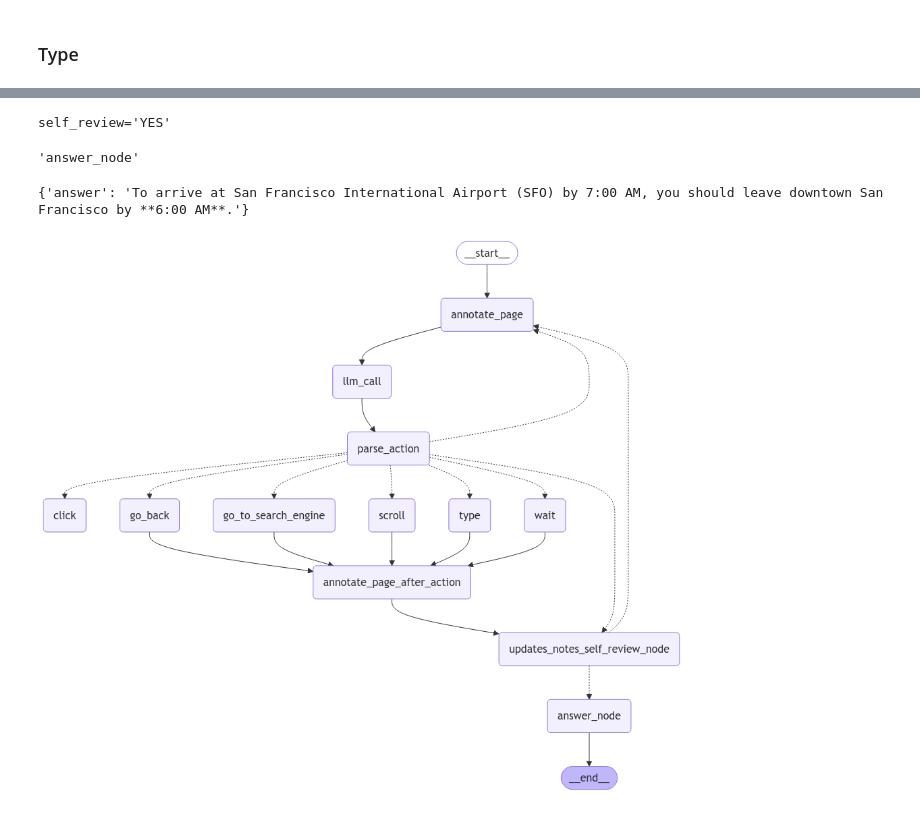
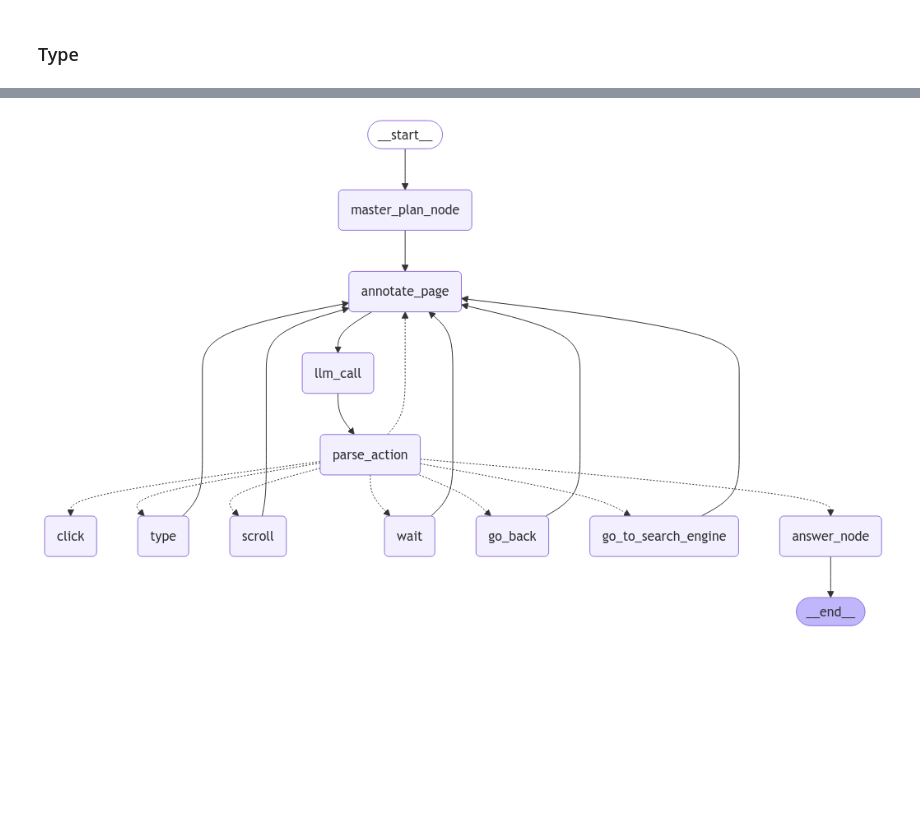
Before and after one commit to mrtrantuan/WebRover, a Jupyter notebook: webvoyager6.ipynb, the cells around one changed output, grey strips where cells are left out. Drawn from its saved outputs; the diff is of its cells as text; code cells hidden in the pictures; blank space fills up the shorter version.

```diff
--- a/webvoyager6.ipynb
+++ b/webvoyager6.ipynb
@@ -444,7 +509,9 @@ async def click(state: AgentState):
     if bbox_id not in [bbox["id"] for bbox in state["bboxes"]]:
         return {"action": "retry", "args": f"Could not find bbox with id {bbox_id}"}
     bbox = state["bboxes"][bbox_id]
+    await asyncio.sleep(2)
     await page.mouse.click(bbox["x"], bbox["y"])
+    await asyncio.sleep(4)
     return {"last_action": f"Click : clicked on {bbox_id}", "actions_taken": [f"Click : clicked on {bbox_id}"]}
 
 #result = await click(response)
@@ -635,24 +705,3 @@ KeyError: 'page'
-# %%
-notes = ["""The screenshot provided does not contain any information from Google Maps or any other navigation tool that could help determine the time you should leave to get to San Francisco International Airport (SFO) by 7 o'clock from downtown San Francisco.
-
-To find this information, you would need to:
-
-1. Open Google Maps on your device.
-2. Enter your starting point as "SF downtown" and your destination as "SFO".
-3. Set the arrival time to 7:00 AM.
-4. Google Maps will then calculate the estimated departure time based on current traffic conditions and provide you with the best route options.
-
-If you are using a mobile device, you can also use the "Depart at" or "Arrive by" feature to set your desired arrival time and get the recommended departure time."""]
-
-
-input = "What is the time I should leave to get to San Francisco International Airport (SFO) by 7 o'clock from downtown San Francisco?"
-state = AgentState(notes=notes, input=input)
-
-result = await self_review_node(state)
-result
-# %% [output]
-self_review='YES'
-'answer_node'
 # %%
 async def answer_node(state: AgentState):
     system_message_answer = """ You are an assistant who is expert at answering the user input based on the notes.
@@ -660,8 +709,9 @@ async def answer_node(state: AgentState):
     Notes: {notes}
     User Input: {input}
 
-    Analyze the notes and answer the user input.
-    Answer should be in proper Markdown format.
+    Breakdown the Answer in to two sections:
+    1. Steps: A list of steps were taken to surf the web and provide answer to the user input.
+    2. Final Answer: Should only contain the final answer that directly provides answer to the user input.
     """
 
     prompt_answer = ChatPromptTemplate(
@@ -680,17 +730,6 @@ async def answer_node(state: AgentState):
     answer = response_answer.content
 
     return {"answer": answer}
-# %%
-notes = ["""You should leave downtown San Francisco by 6:00 AM to get to San Francisco International Airport (SFO) by 7:00 AM."""]
-
-
-input = "What is the time I should leave to get to San Francisco International Airport (SFO) by 7 o'clock from downtown San Francisco?"
-state = AgentState(notes=notes, input=input)
-
-result = await answer_node(state)
-result
-# %% [output]
-{'answer': 'To arrive at San Francisco International Airport (SFO) by 7:00 AM, you should leave downtown San Francisco by **6:00 AM**.'}
 # %%
 tools = {
     "Click": "click",
@@ -701,56 +740,51 @@ tools = {
     "Google": "go_to_search_engine"
 }
 # %%
-from langgraph.graph import  END
 
 
 def tool_router(state: AgentState):
     action = state["action"]["action"]
     action_type = action.split(" ")[0]
-    print(action_type)
     if action_type == "retry":
         return "annotate_page"
     if action_type == "Respond":
-        return "updates_notes_self_review_node"
+        return "answer_node"
     return tools[action_type]
 # %%
 from langgraph.graph import StateGraph, START, END
 
 builder = StateGraph(AgentState)
 
 builder.add_node("annotate_page", annotate_page)
 builder.add_node("llm_call", llm_call_node)
 builder.add_node("parse_action", parse_action_node)
-builder.add_node("updates_notes_self_review_node", updates_notes_self_review_node)
-#builder.add_node("sub_agent", sub_agent_builder.compile())
+builder.add_node("master_plan_node", master_plan_node)
 builder.add_node("click", click)
 builder.add_node("type", type)
-builder.add_node("scroll", scroll)
+builder.add_node("scroll", scroll_2)
 builder.add_node("wait", wait)
 builder.add_node("go_back", go_back)
 builder.add_node("go_to_search_engine", go_to_search_engine)
 builder.add_node("answer_node", answer_node)
-builder.add_node("annotate_page_after_action", annotate_page_after_action)
 
-builder.add_edge(START, "annotate_page")
+builder.add_edge(START, "master_plan_node")
+builder.add_edge("master_plan_node", "annotate_page")
 builder.add_edge("annotate_page", "llm_call")
 builder.add_edge("llm_call", "parse_action")
-builder.add_conditional_edges("parse_action", tool_router, ["annotate_page",  "click", "type", "scroll", "wait", "go_back", "go_to_search_engine", "updates_notes_self_review_node"])
-builder.add_edge("click", "annotate_page_after_action")
-builder.add_edge("type", "annotate_page_after_action")
-builder.add_edge("scroll", "annotate_page_after_action")
-builder.add_edge("wait", "annotate_page_after_action")
-builder.add_edge("go_back", "annotate_page_after_action")
-builder.add_edge("go_to_search_engine", "annotate_page_after_action")
-builder.add_edge("annotate_page_after_action", "updates_notes_self_review_node")
-builder.add_conditional_edges("updates_notes_self_review_node", self_review_node, ["answer_node", "annotate_page"])
+builder.add_conditional_edges("parse_action", tool_router, ["annotate_page",  "click", "type", "scroll", "wait", "go_back", "go_to_search_engine", "answer_node"])
+builder.add_edge("click", "annotate_page")
+builder.add_edge("type", "annotate_page")
+builder.add_edge("scroll", "annotate_page")
+builder.add_edge("wait", "annotate_page")
+builder.add_edge("go_back", "annotate_page")
+builder.add_edge("go_to_search_engine", "annotate_page")
 builder.add_edge("answer_node", END)
 
 main_agent_graph = builder.compile()
 
 display(Image(main_agent_graph.get_graph(xray=1).draw_mermaid_png()))
 # %% [output]
-[figure, old version]
+[figure, new version]
 # %%
 result = await setup_browser_2("https://www.google.com/")
 playwright, browser, page = result
```
Also changed, not shown: parts of 22 cells of this notebook, 1 other file.
